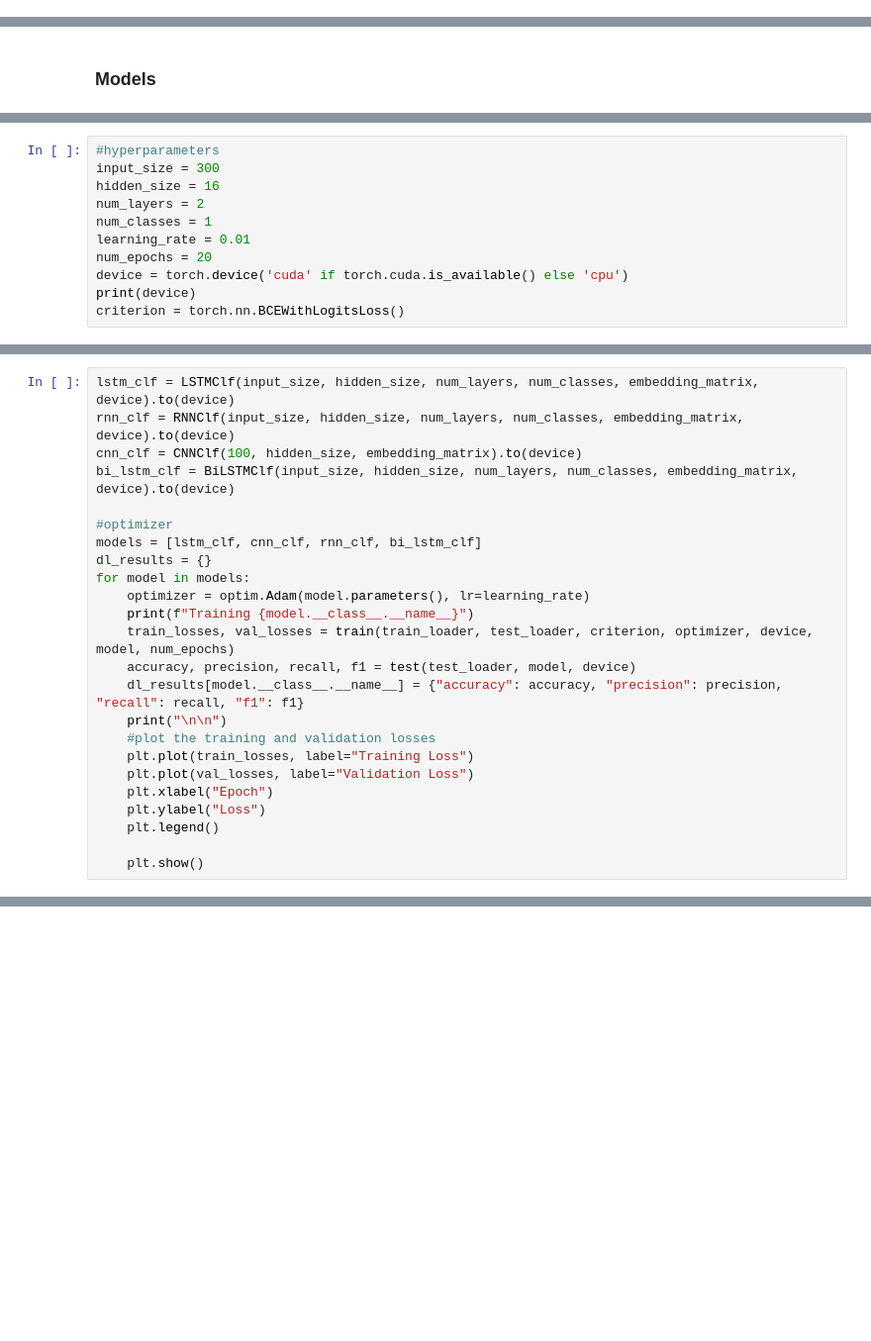
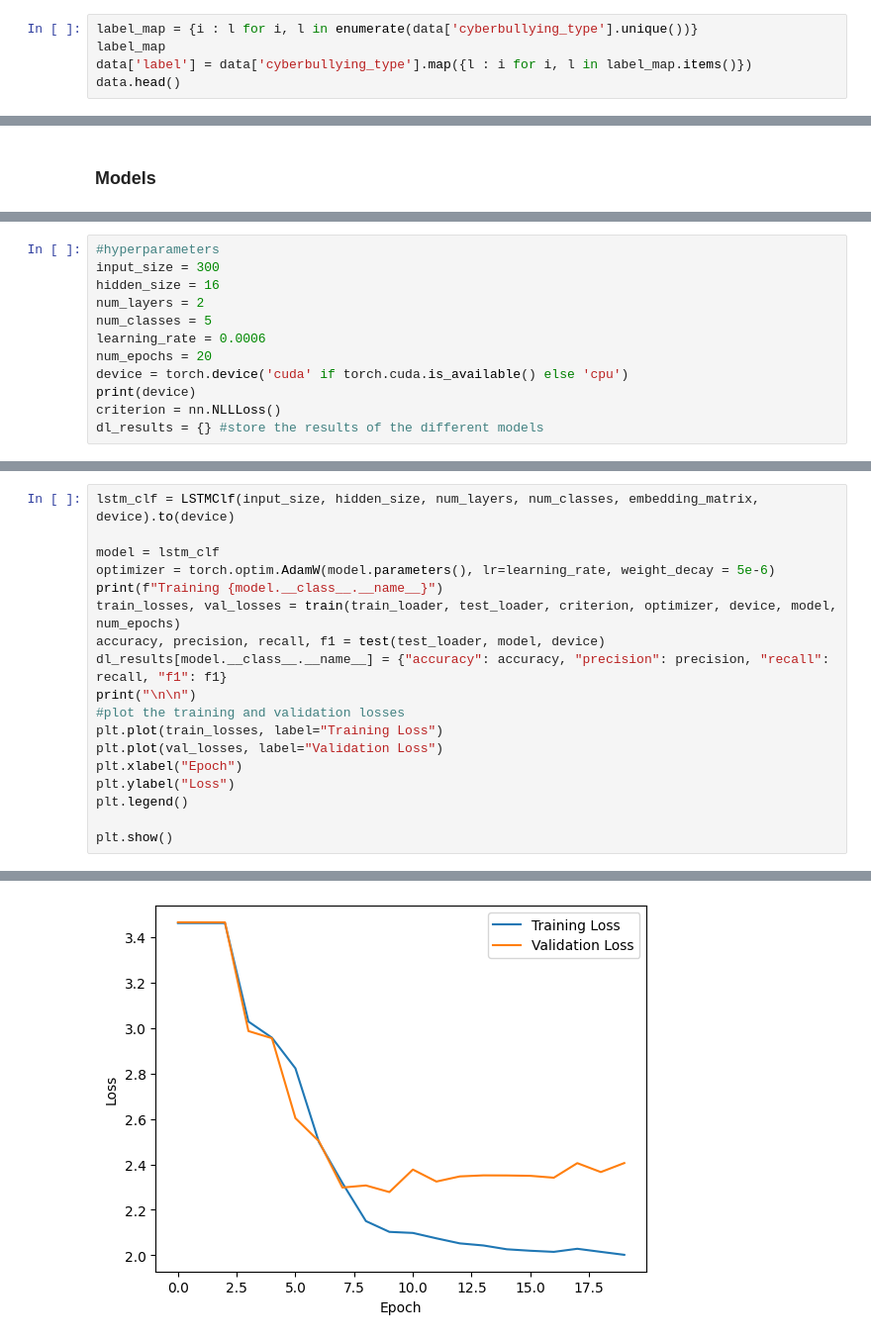
Before and after one commit to J-o-e-M/Deep-Learning-Cyberbullying-Tweet-Classification, a Jupyter notebook: main.ipynb, the cells around one changed output, grey strips where cells are left out. Shown: that part at 99% size. Cells and saved outputs as stored; diff of their text form; blank space fills up the shorter version.

Commit message:
dl model

```diff
--- a/main.ipynb
+++ b/main.ipynb
@@ -23,0 +29,5 @@ data.head()
+# %%
+label_map = {i : l for i, l in enumerate(data['cyberbullying_type'].unique())}
+label_map
+data['label'] = data['cyberbullying_type'].map({l : i for i, l in label_map.items()})
+data.head()
@@ -302,9 +271,10 @@ def test(test_data, model, device):
 input_size = 300
 hidden_size = 16
 num_layers = 2
-num_classes = 1
-learning_rate = 0.01
+num_classes = 5
+learning_rate = 0.0006
 num_epochs = 20
 device = torch.device('cuda' if torch.cuda.is_available() else 'cpu')
 print(device)
-criterion = torch.nn.BCEWithLogitsLoss()
+criterion = nn.NLLLoss()
+dl_results = {} #store the results of the different models
@@ -311,24 +283,19 @@ criterion = torch.nn.BCEWithLogitsLoss()
 # %%
 lstm_clf = LSTMClf(input_size, hidden_size, num_layers, num_classes, embedding_matrix, device).to(device)
-rnn_clf = RNNClf(input_size, hidden_size, num_layers, num_classes, embedding_matrix, device).to(device)
-cnn_clf = CNNClf(100, hidden_size, embedding_matrix).to(device)
-bi_lstm_clf = BiLSTMClf(input_size, hidden_size, num_layers, num_classes, embedding_matrix, device).to(device)
 
-#optimizer
-models = [lstm_clf, cnn_clf, rnn_clf, bi_lstm_clf]
-dl_results = {}
-for model in models:
-    optimizer = optim.Adam(model.parameters(), lr=learning_rate)
-    print(f"Training {model.__class__.__name__}")
-    train_losses, val_losses = train(train_loader, test_loader, criterion, optimizer, device, model, num_epochs)
-    accuracy, precision, recall, f1 = test(test_loader, model, device)
-    dl_results[model.__class__.__name__] = {"accuracy": accuracy, "precision": precision, "recall": recall, "f1": f1}
-    print("\n\n")
-    #plot the training and validation losses
-    plt.plot(train_losses, label="Training Loss")
-    plt.plot(val_losses, label="Validation Loss")
-    plt.xlabel("Epoch")
-    plt.ylabel("Loss")
-    plt.legend()
+model = lstm_clf
+optimizer = torch.optim.AdamW(model.parameters(), lr=learning_rate, weight_decay = 5e-6)
+print(f"Training {model.__class__.__name__}")
+train_losses, val_losses = train(train_loader, test_loader, criterion, optimizer, device, model, num_epochs)
+accuracy, precision, recall, f1 = test(test_loader, model, device)
+dl_results[model.__class__.__name__] = {"accuracy": accuracy, "precision": precision, "recall": recall, "f1": f1}
+print("\n\n")
+#plot the training and validation losses
+plt.plot(train_losses, label="Training Loss")
+plt.plot(val_losses, label="Validation Loss")
+plt.xlabel("Epoch")
+plt.ylabel("Loss")
+plt.legend()
 
-    plt.show()
+plt.show()
+# %% [output]
@@ -334,0 +319 @@ for model in models:
+[figure, added]
```
Also changed, not shown: parts of 14 cells of this notebook, 2 other files.
